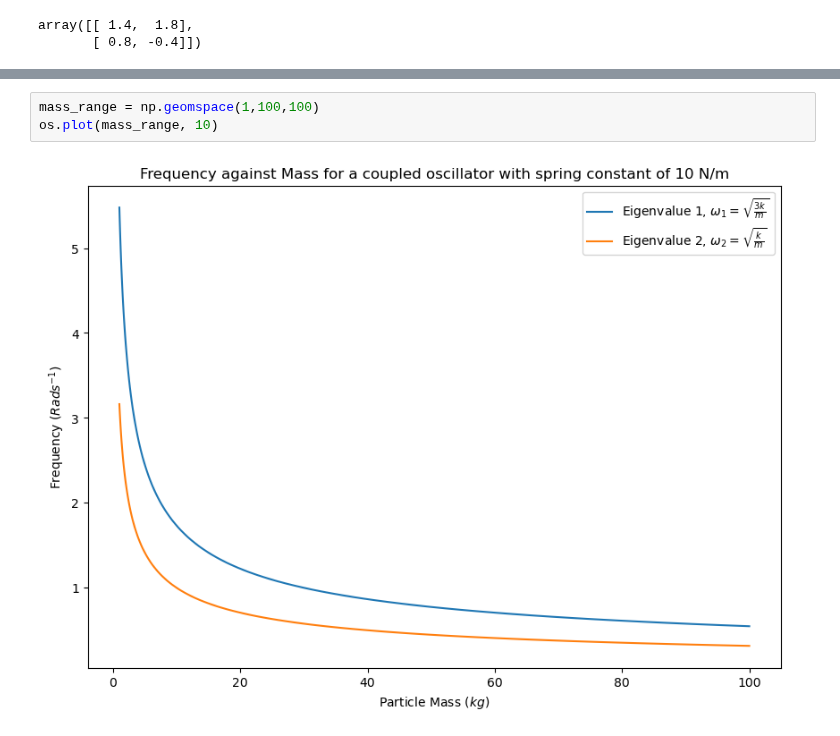
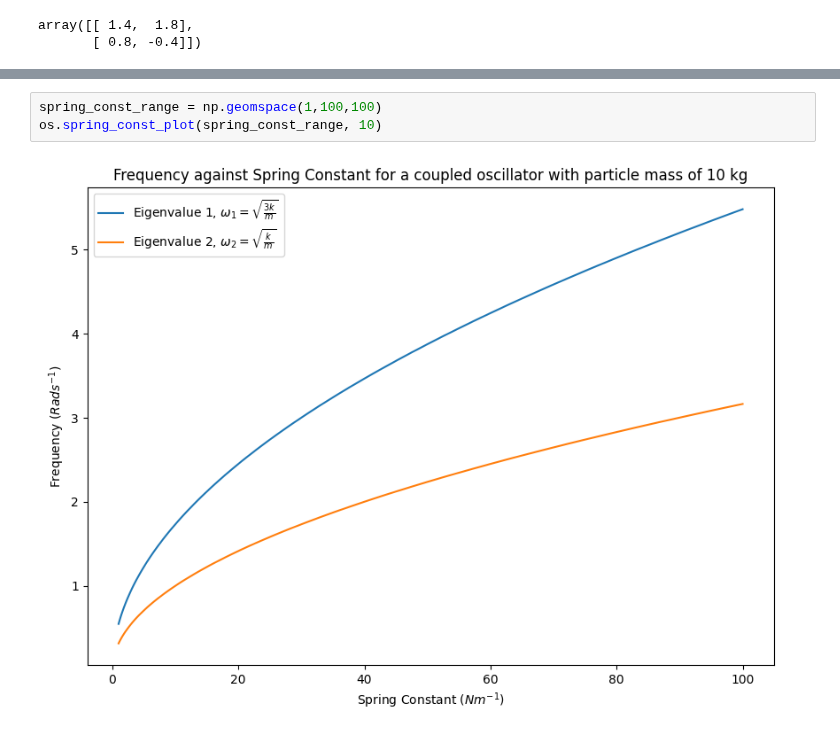
Before and after one commit to BryceDixon/Computational, a Jupyter notebook: Test1.ipynb, the cells around one changed output, grey strips where cells are left out. Saved outputs shown, nothing was run; the diff lists cells and outputs as text.

```diff
--- a/Test1.ipynb
+++ b/Test1.ipynb
@@ -53,5 +59,5 @@ Final Matrix:
 # %%
-mass_range = np.geomspace(1,100,100)
-os.plot(mass_range, 10)
+spring_const_range = np.geomspace(1,100,100)
+os.spring_const_plot(spring_const_range, 10)
 # %% [output]
-[figure, old version]
+[figure, new version]
```
Also changed, not shown: parts of 2 cells of this notebook, 2 other files.
